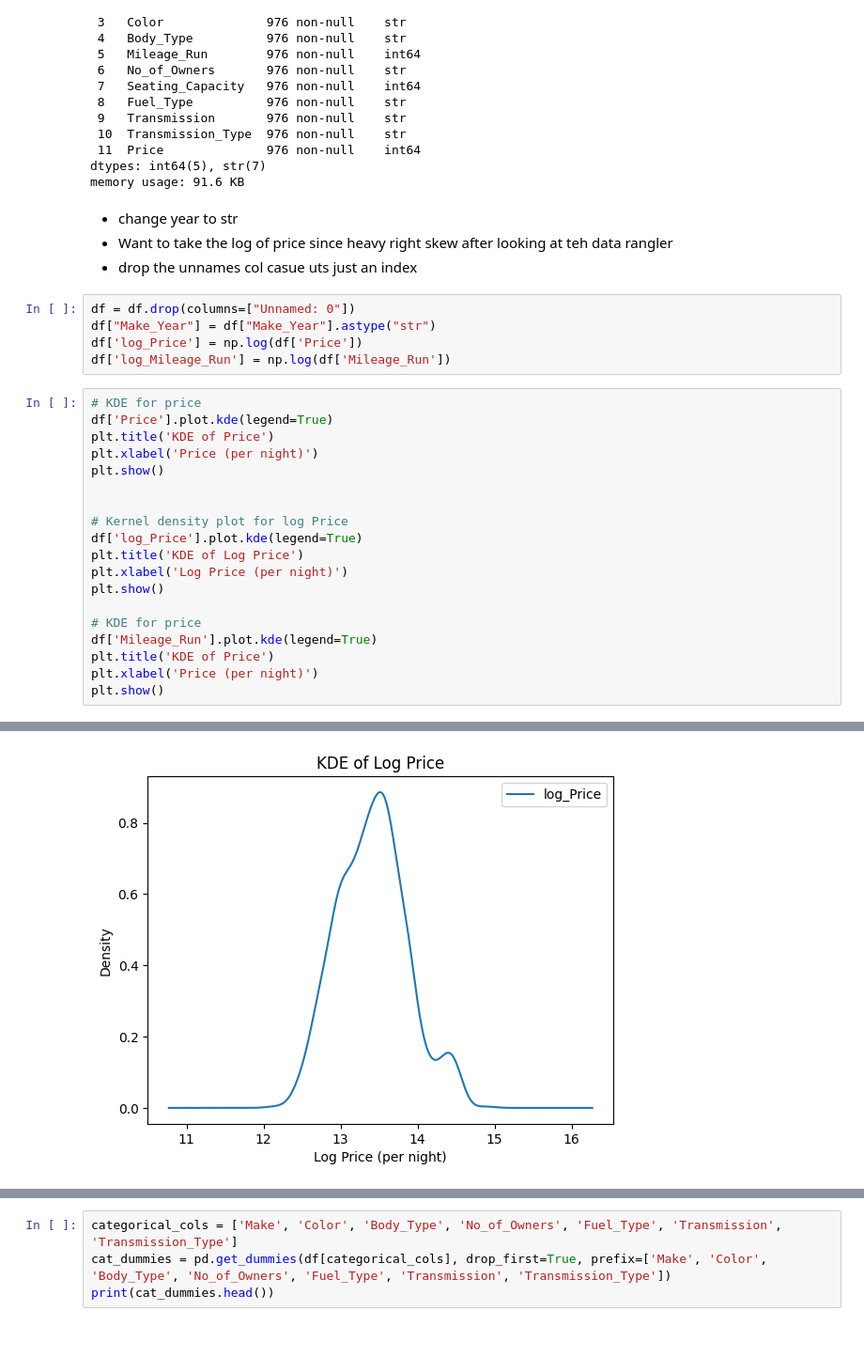
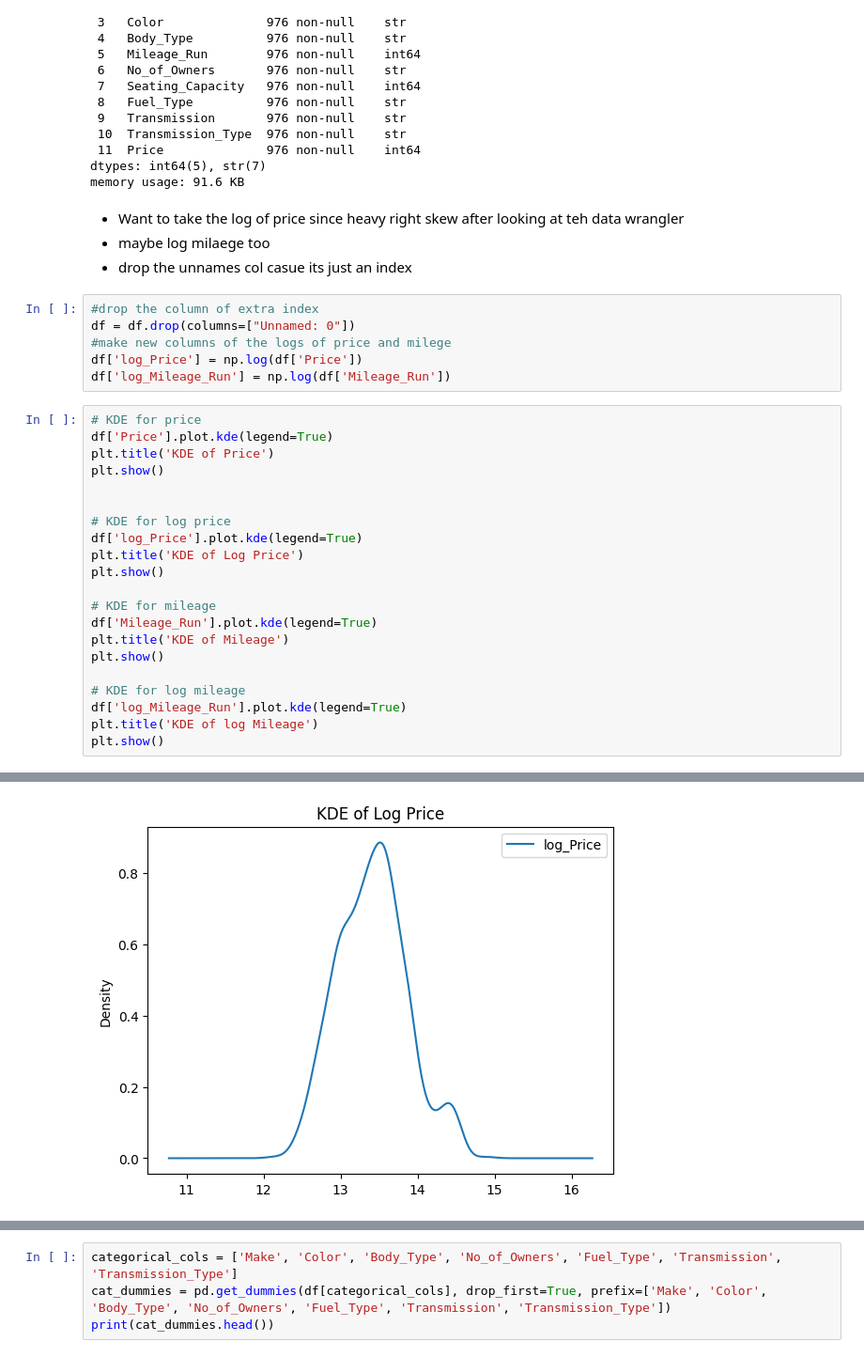
Before and after one commit to kenzkleczynski/week_8, a Jupyter notebook: Q2.ipynb, the cells around one changed output, grey strips where cells are left out. Shown at 94% size. Drawn from its saved outputs; the diff is of its cells as text.

```diff
--- a/Q2.ipynb
+++ b/Q2.ipynb
@@ -54,31 +55,34 @@ Data columns (total 12 columns):
 dtypes: int64(5), str(7)
 memory usage: 91.6 KB
 # %% [markdown]
-- change year to str
-- Want to take the log of price since heavy right skew after looking at teh data rangler
-- drop the unnames col casue uts just an index
+- Want to take the log of price since heavy right skew after looking at teh data wrangler
+- maybe log milaege too
+- drop the unnames col casue its just an index
 # %%
+#drop the column of extra index
 df = df.drop(columns=["Unnamed: 0"])
-df["Make_Year"] = df["Make_Year"].astype("str")
+#make new columns of the logs of price and milege
 df['log_Price'] = np.log(df['Price'])
 df['log_Mileage_Run'] = np.log(df['Mileage_Run'])
 # %%
 # KDE for price
 df['Price'].plot.kde(legend=True)
 plt.title('KDE of Price')
-plt.xlabel('Price (per night)')
 plt.show()
 
 
-# Kernel density plot for log Price
+# KDE for log price
 df['log_Price'].plot.kde(legend=True)
 plt.title('KDE of Log Price')
-plt.xlabel('Log Price (per night)')
 plt.show()
 
-# KDE for price
+# KDE for mileage
 df['Mileage_Run'].plot.kde(legend=True)
-plt.title('KDE of Price')
-plt.xlabel('Price (per night)')
+plt.title('KDE of Mileage')
 plt.show()
+
+# KDE for log mileage
+df['log_Mileage_Run'].plot.kde(legend=True)
+plt.title('KDE of log Mileage')
+plt.show()
 # %% [output]
@@ -86 +90 @@ plt.show()
-[figure, old version]
+[figure, new version]
```
Also changed, not shown: parts of 20 cells of this notebook, 3 other files.
